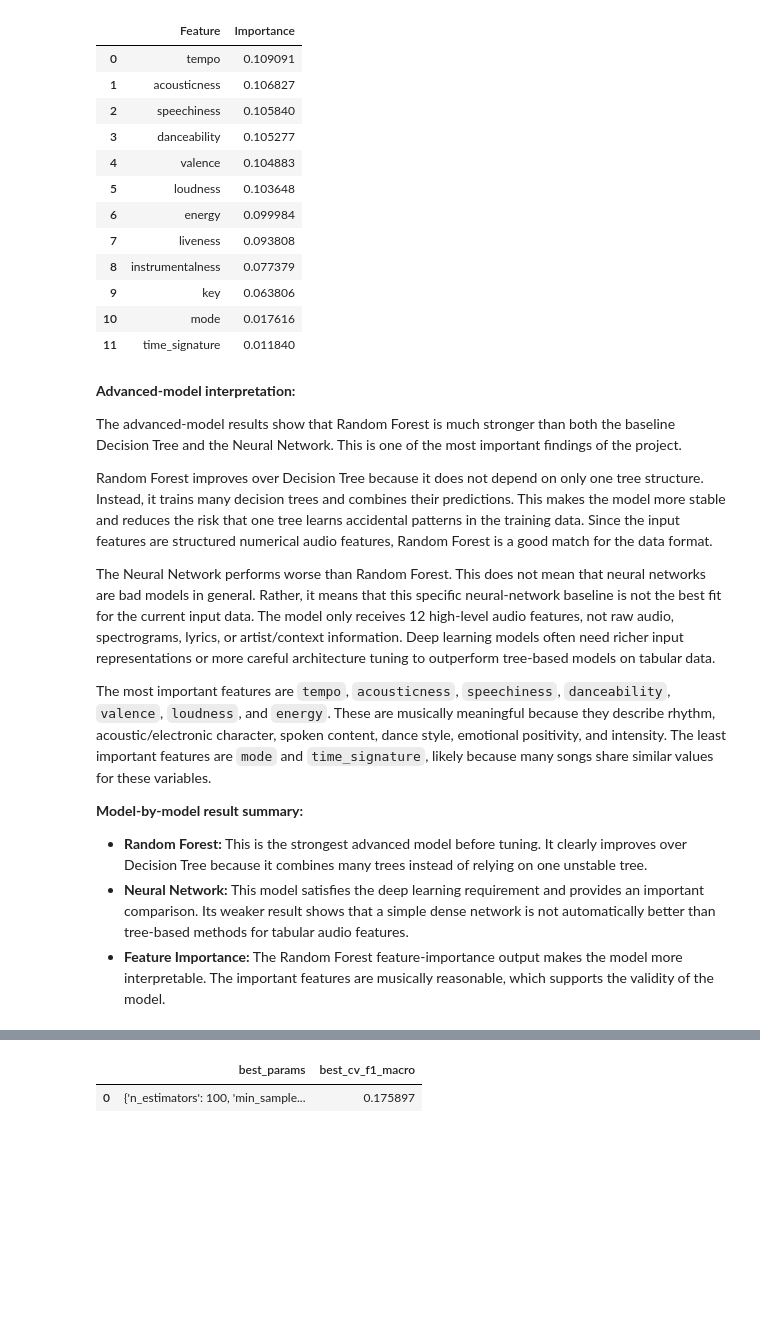
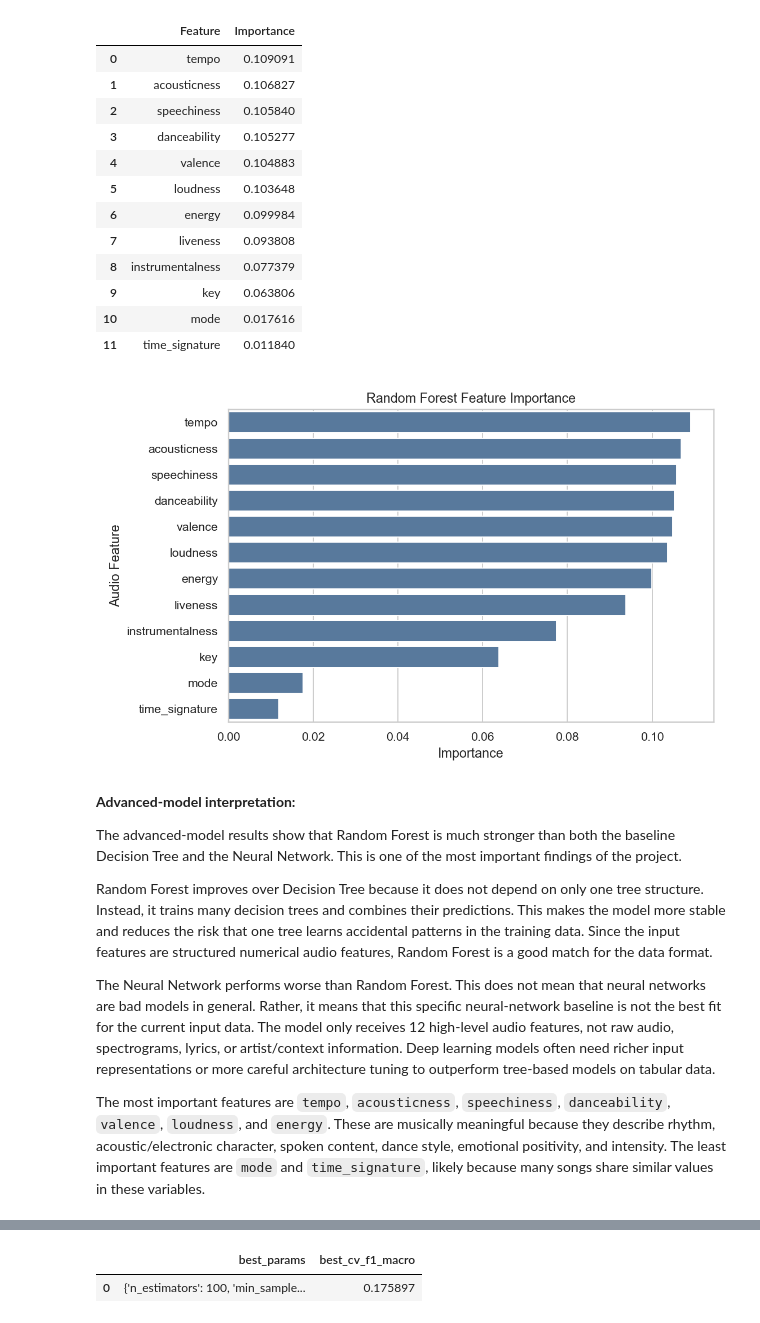
Before and after one commit to charlotte790/spotify-tracks-final-project, a Jupyter notebook: notebooks/heyi_integrated_notebook.ipynb, the cells around one changed output, grey strips where cells are left out. Drawn from its saved outputs; the diff is of its cells as text; code cells hidden in the pictures; blank space fills up the shorter version.

```diff
--- a/notebooks/heyi_integrated_notebook.ipynb
+++ b/notebooks/heyi_integrated_notebook.ipynb
@@ -1483,7 +1459,7 @@ Neural Network is selected as the deep learning model required by the project. I
 
 Random Forest is also used to calculate feature importance. This helps connect model performance back to music interpretation. If important features include tempo, acousticness, speechiness, danceability, valence, loudness, and energy, the model result is easier to explain musically.
 # %%
-if RUN_MODEL_TRAINING and DATA_PATH.exists() and HAS_SKLEARN:
+if RUN_MODEL_TRAINING:
     advanced_results = []
 
     rf_result, random_forest, random_forest_pred = evaluate_model(
@@ -1551,16 +1527,14 @@ display(feature_importance_df)
 | 11 | time_signature | 0.011840 |
 # %%
 plt.figure(figsize=(8, 5))
-if HAS_SEABORN:
-    sns.barplot(data=feature_importance_df, x="Importance", y="Feature", color="#4C78A8")
-else:
-    plt.barh(feature_importance_df["Feature"], feature_importance_df["Importance"], color="#4C78A8")
-    plt.gca().invert_yaxis()
+sns.barplot(data=feature_importance_df, x="Importance", y="Feature", color="#4C78A8")
 plt.title("Random Forest Feature Importance")
 plt.xlabel("Importance")
 plt.ylabel("Audio Feature")
 plt.tight_layout()
 plt.show()
+# %% [output]
+[figure, added]
 # %% [markdown]
 **Advanced-model interpretation:**
 
@@ -1570,12 +1544,6 @@ Random Forest improves over Decision Tree because it does not depend on only one
 
 The Neural Network performs worse than Random Forest. This does not mean that neural networks are bad models in general. Rather, it means that this specific neural-network baseline is not the best fit for the current input data. The model only receives 12 high-level audio features, not raw audio, spectrograms, lyrics, or artist/context information. Deep learning models often need richer input representations or more careful architecture tuning to outperform tree-based models on tabular data.
 
-The most important features are `tempo`, `acousticness`, `speechiness`, `danceability`, `valence`, `loudness`, and `energy`. These are musically meaningful because they describe rhythm, acoustic/electronic character, spoken content, dance style, emotional positivity, and intensity. The least important features are `mode` and `time_signature`, likely because many songs share similar values for these variables.
-
-**Model-by-model result summary:**
-
-- **Random Forest:** This is the strongest advanced model before tuning. It clearly improves over Decision Tree because it combines many trees instead of relying on one unstable tree.
-- **Neural Network:** This model satisfies the deep learning requirement and provides an important comparison. Its weaker result shows that a simple dense network is not automatically better than tree-based methods for tabular audio features.
-- **Feature Importance:** The Random Forest feature-importance output makes the model more interpretable. The important features are musically reasonable, which supports the validity of the model.
+The most important features are `tempo`, `acousticness`, `speechiness`, `danceability`, `valence`, `loudness`, and `energy`. These are musically meaningful because they describe rhythm, acoustic/electronic character, spoken content, dance style, emotional positivity, and intensity. The least important features are `mode` and `time_signature`, likely because many songs share similar values in these variables.
 # %% [markdown]
 ## 5. Hyperparameter Tuning
```
Also changed, not shown: parts of 19 cells of this notebook.
